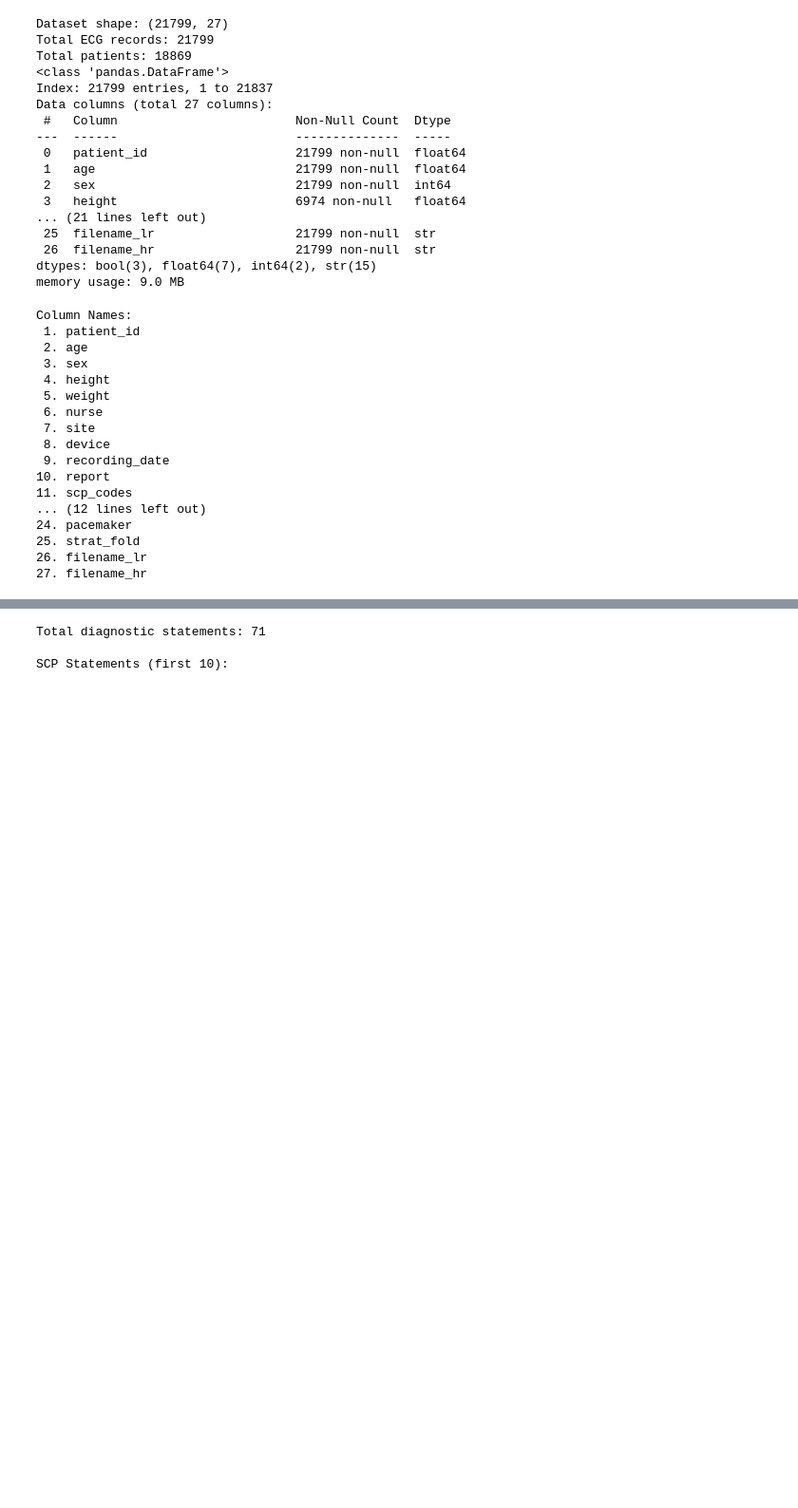
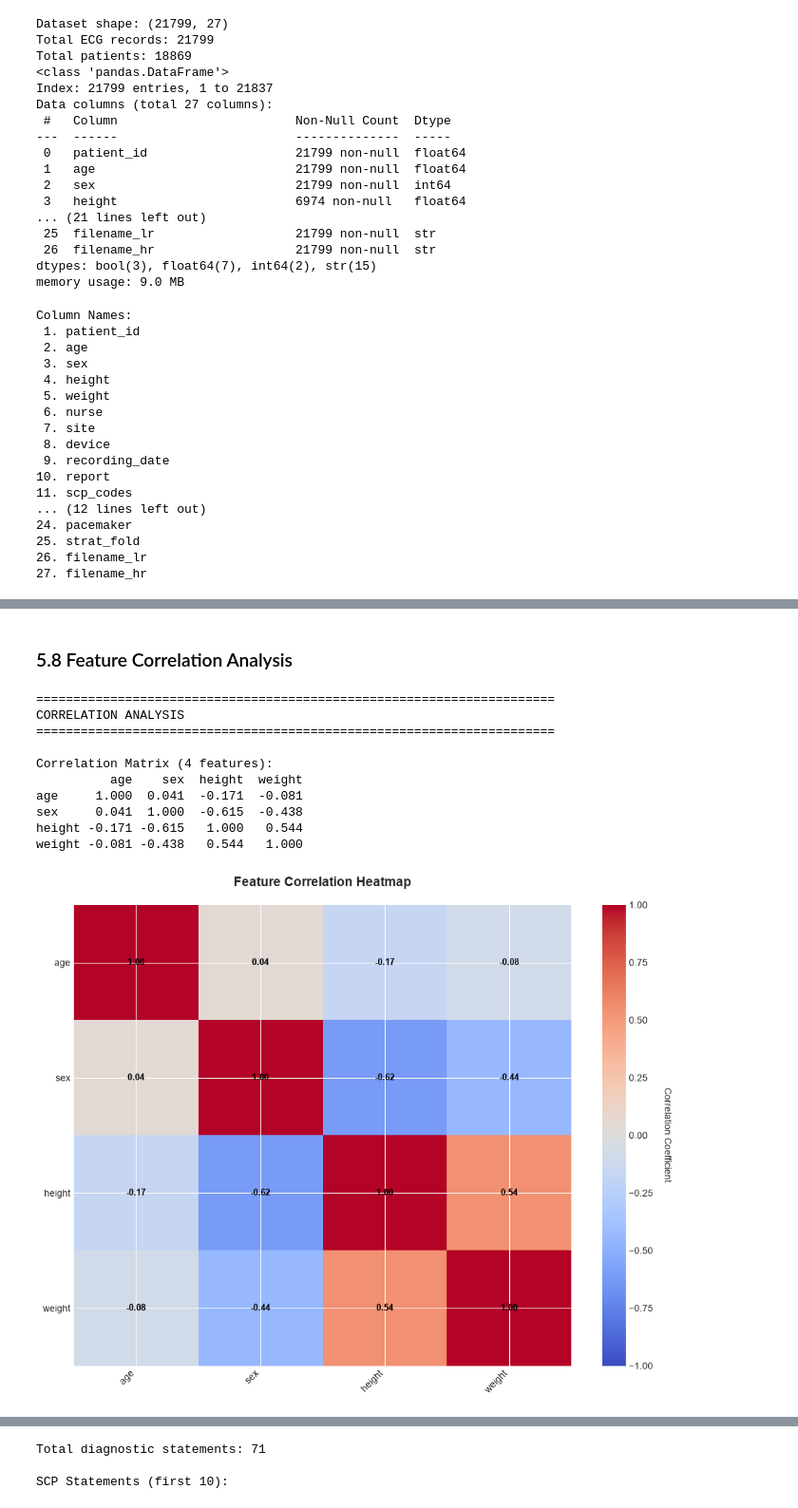
Before and after one commit to abhairwal-usd/intro_ai_ml_aai501, a Jupyter notebook: 01_Data_Prepare_EDA/01_data_exploration.ipynb, the cells around one changed output, grey strips where cells are left out. Shown at 95% size. Cells and saved outputs as stored; diff of their text form; code cells hidden in the pictures; blank space fills up the shorter version.

```diff
--- a/01_Data_Prepare_EDA/01_data_exploration.ipynb
+++ b/01_Data_Prepare_EDA/01_data_exploration.ipynb
@@ -345,0 +1013,80 @@ Weight - Mean: 71.0 kg, Median: 70.0 kg
+# %% [markdown]
+### 5.8 Feature Correlation Analysis
+# %%
+print("="*70)
+print("CORRELATION ANALYSIS")
+print("="*70)
+
+# Select numerical features for correlation
+numerical_features = ['age', 'sex', 'height', 'weight']
+existing_numerical = [f for f in numerical_features if f in df.columns]
+
+# Add diagnostic labels if they exist
+superclass_labels = ['NORM', 'MI', 'STTC', 'CD', 'HYP']
+existing_labels = [label for label in superclass_labels if label in df.columns]
+existing_numerical.extend(existing_labels)
+
+if len(existing_numerical) > 1:
+    # Calculate correlation matrix
+    corr_matrix = df[existing_numerical].corr()
+
+    print(f"\nCorrelation Matrix ({len(existing_numerical)} features):")
+    print(corr_matrix.round(3))
+
+    # Visualize correlation heatmap
+    fig, ax = plt.subplots(figsize=(10, 8))
+
+    im = ax.imshow(corr_matrix, cmap='coolwarm', aspect='auto', vmin=-1, vmax=1)
+
+    # Set ticks and labels
+    ax.set_xticks(range(len(existing_numerical)))
+    ax.set_yticks(range(len(existing_numerical)))
+    ax.set_xticklabels(existing_numerical, rotation=45, ha='right')
+    ax.set_yticklabels(existing_numerical)
+
+    # Add colorbar
+    cbar = plt.colorbar(im, ax=ax)
+    cbar.set_label('Correlation Coefficient', rotation=270, labelpad=20)
+
+    # Add correlation values to cells
+    for i in range(len(existing_numerical)):
+        for j in range(len(existing_numerical)):
+            text = ax.text(j, i, f'{corr_matrix.iloc[i, j]:.2f}',
+                          ha='center', va='center', color='black',
+                          fontsize=9, fontweight='bold')
+
+    ax.set_title('Feature Correlation Heatmap', fontweight='bold', fontsize=14, pad=20)
+    plt.tight_layout()
+    plt.show()
+
+    # Find strong correlations
+    print(f"\nStrong Correlations (|r| > 0.5):")
+    print("-"*70)
+    strong_corr = []
+    for i in range(len(corr_matrix)):
+        for j in range(i+1, len(corr_matrix)):
+            corr_val = corr_matrix.iloc[i, j]
+            if abs(corr_val) > 0.5:
+                feat1 = existing_numerical[i]
+                feat2 = existing_numerical[j]
+                strong_corr.append((feat1, feat2, corr_val))
+                print(f"  {feat1:10s} <-> {feat2:10s}: {corr_val:6.3f}")
+
+    if not strong_corr:
+        print("  No strong correlations found")
+else:
+    print("\nNot enough features for correlation analysis")
+
+print("\n" + "="*70)
+# %% [output]
+======================================================================
+CORRELATION ANALYSIS
+======================================================================
+
+Correlation Matrix (4 features):
+          age    sex  height  weight
+age     1.000  0.041  -0.171  -0.081
+sex     0.041  1.000  -0.615  -0.438
+height -0.171 -0.615   1.000   0.544
+weight -0.081 -0.438   0.544   1.000
+[figure, added]
```
Also changed, not shown: parts of 55 cells of this notebook.
